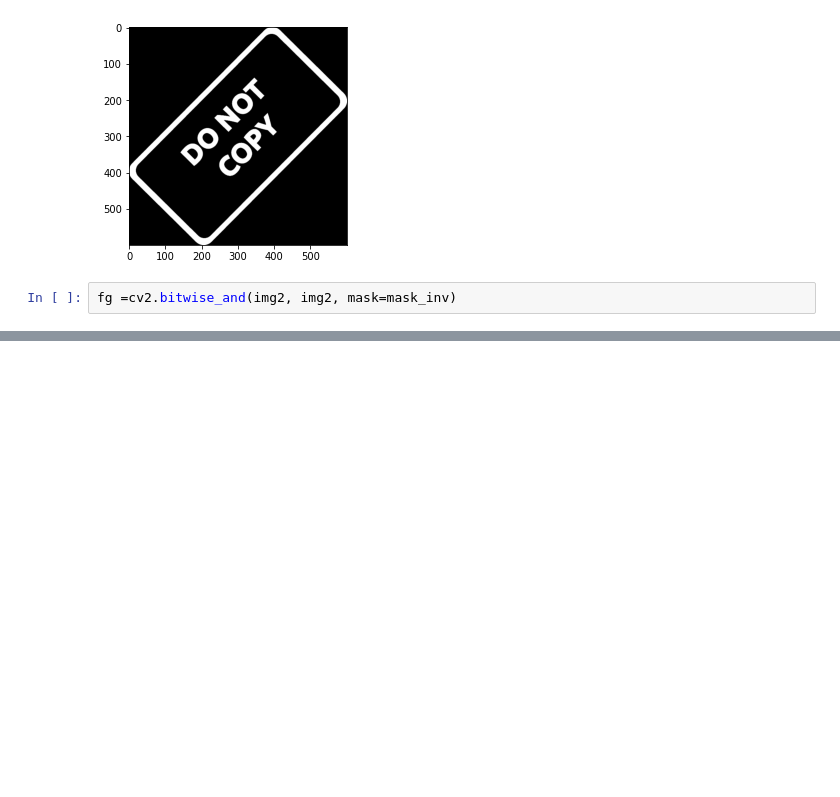
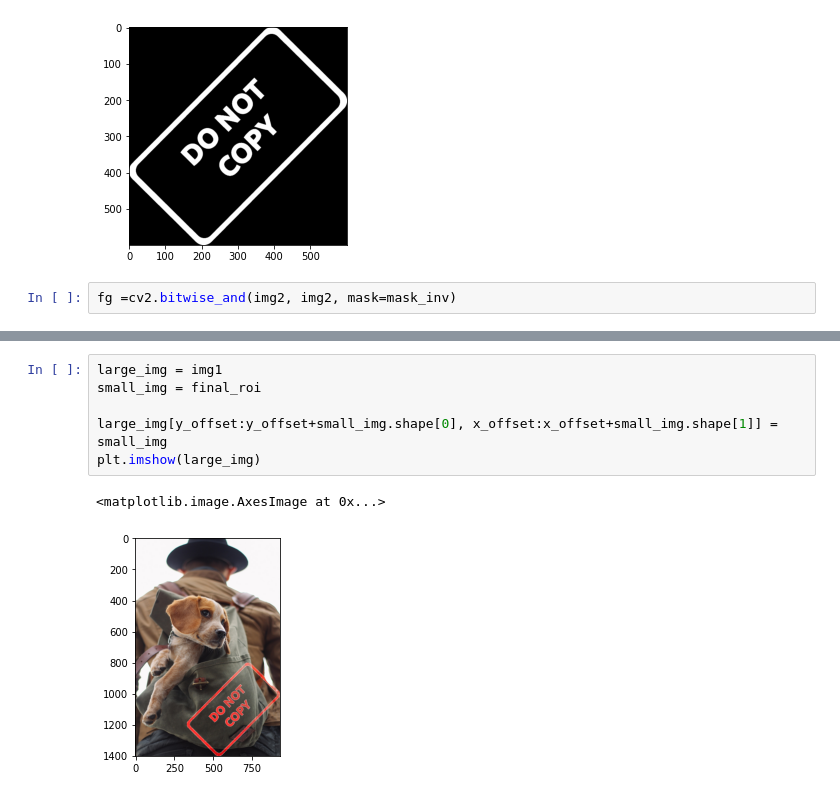
Before and after one commit to wglouie/hri_course_ws, a Jupyter notebook: src/image_processing/blending-images-of-different-size.ipynb, the cells around one changed output, grey strips where cells are left out. Cells and saved outputs as stored; diff of their text form; blank space fills up the shorter version.

```diff
--- a/src/image_processing/blending-images-of-different-size.ipynb
+++ b/src/image_processing/blending-images-of-different-size.ipynb
@@ -54,0 +71,9 @@ fg =cv2.bitwise_and(img2, img2, mask=mask_inv)
+# %%
+large_img = img1
+small_img = final_roi
+
+large_img[y_offset:y_offset+small_img.shape[0], x_offset:x_offset+small_img.shape[1]] = small_img
+plt.imshow(large_img)
+# %% [output]
+<matplotlib.image.AxesImage at 0x...>
+[figure, added]
```
Also changed, not shown: parts of 3 cells of this notebook, 14 other files.
